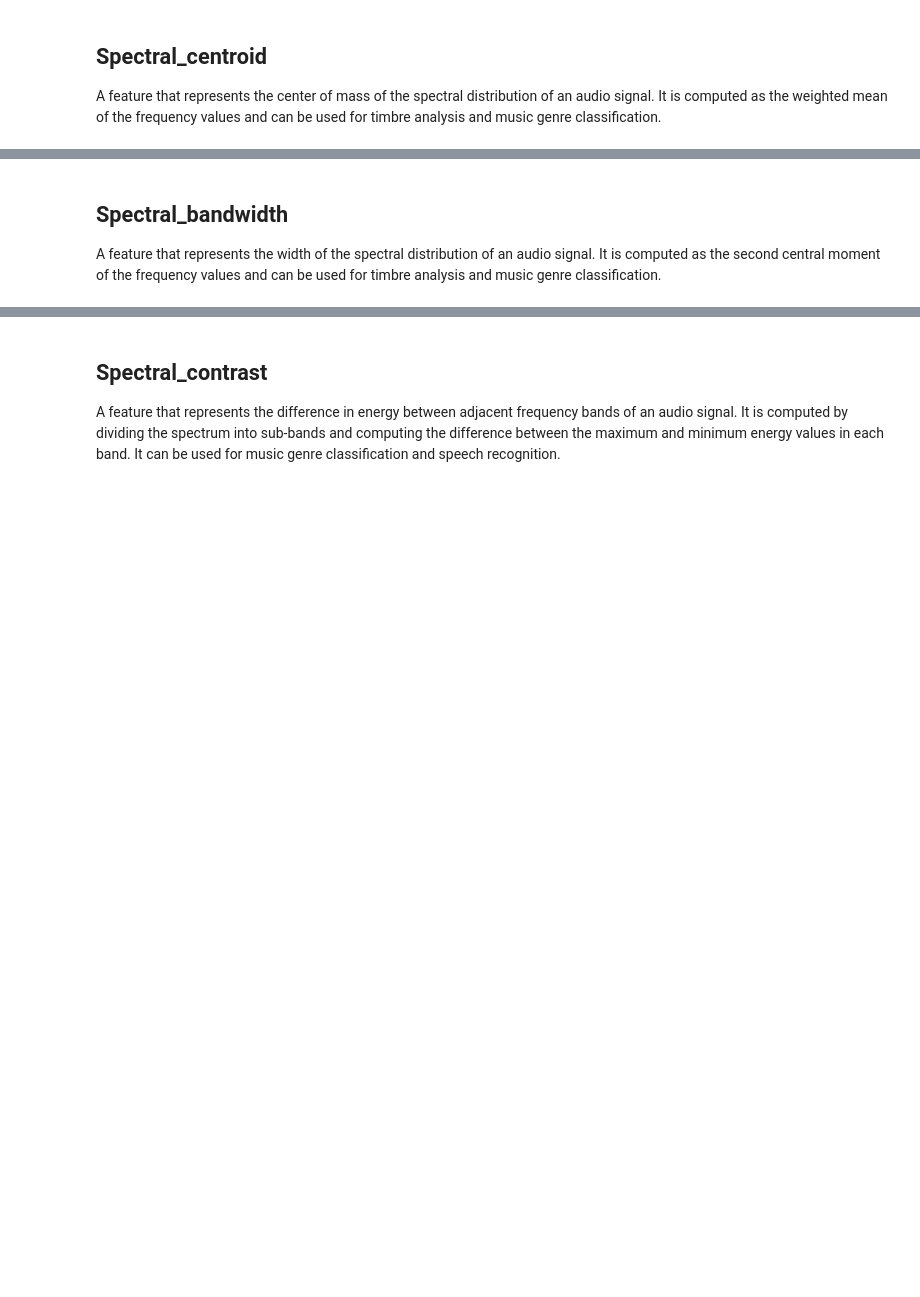
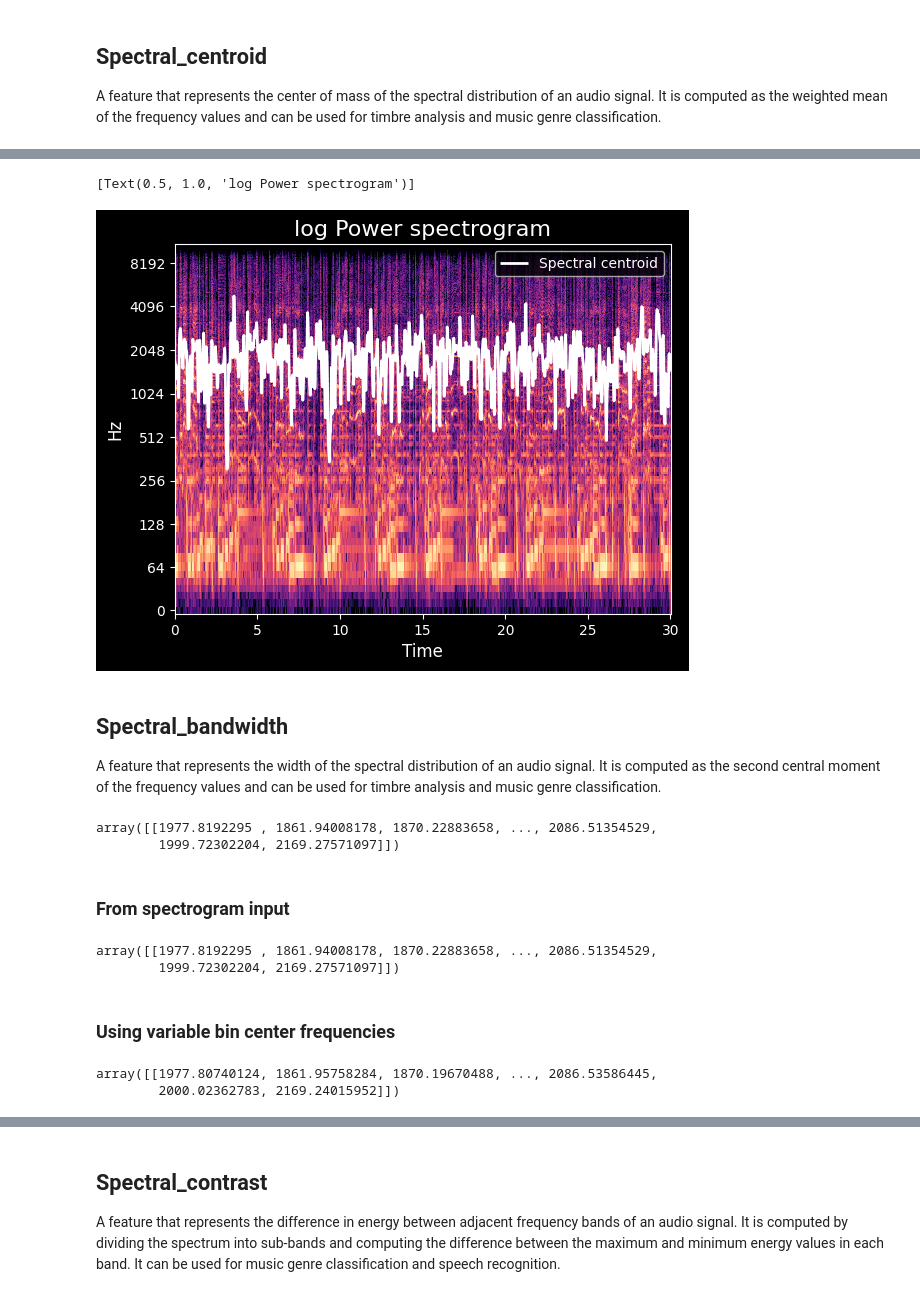
Before and after one commit to OrderAndCh4oS/analyse-audio-python, a Jupyter notebook: analyse_audio_features.ipynb, the cells around one changed output, grey strips where cells are left out. Saved outputs shown, nothing was run; the diff lists cells and outputs as text; code cells hidden in the pictures; blank space fills up the shorter version.

Commit message:
Made a start adding spectral features

```diff
--- a/analyse_audio_features.ipynb
+++ b/analyse_audio_features.ipynb
@@ -447,3 +569,6 @@ ax[1].set(title='log Power spectrogram')
 ## Spectral_centroid
 
 A feature that represents the center of mass of the spectral distribution of an audio signal. It is computed as the weighted mean of the frequency values and can be used for timbre analysis and music genre classification.
+# %%
+spectral_centroid = librosa.feature.spectral_centroid(y=y, sr=sr)
+spectral_centroid
@@ -449,0 +580,3 @@ A feature that represents the center of mass of the spectral distribution of an
+# %%
+S, phase = librosa.magphase(librosa.stft(y=y))
+librosa.feature.spectral_centroid(S=S)
@@ -450,4 +604,36 @@ A feature that represents the center of mass of the spectral distribution of an
+# %%
+times = librosa.times_like(spectral_centroid)
+fig, ax = plt.subplots()
+librosa.display.specshow(librosa.amplitude_to_db(S, ref=np.max), y_axis='log', x_axis='time', ax=ax)
+ax.plot(times, spectral_centroid.T, label='Spectral centroid', color='w')
+ax.legend(loc='upper right')
+ax.set(title='log Power spectrogram')
+# %% [output]
+[Text(0.5, 1.0, 'log Power spectrogram')]
+[figure, added]
 # %% [markdown]
 ## Spectral_bandwidth
 
 A feature that represents the width of the spectral distribution of an audio signal. It is computed as the second central moment of the frequency values and can be used for timbre analysis and music genre classification.
+# %%
+spec_bw = librosa.feature.spectral_bandwidth(y=y, sr=sr)
+spec_bw
+# %% [output]
+array([[1977.8192295 , 1861.94008178, 1870.22883658, ..., 2086.51354529,
+        1999.72302204, 2169.27571097]])
+# %% [markdown]
+### From spectrogram input
+# %%
+S, phase = librosa.magphase(librosa.stft(y=y))
+librosa.feature.spectral_bandwidth(S=S)
+# %% [output]
+array([[1977.8192295 , 1861.94008178, 1870.22883658, ..., 2086.51354529,
+        1999.72302204, 2169.27571097]])
+# %% [markdown]
+### Using variable bin center frequencies
+# %%
+freqs, times, D = librosa.reassigned_spectrogram(y, fill_nan=True)
+librosa.feature.spectral_bandwidth(S=np.abs(D), freq=freqs)
+# %% [output]
+array([[1977.80740124, 1861.95758284, 1870.19670488, ..., 2086.53586445,
+        2000.02362783, 2169.24015952]])
```
Also changed, not shown: parts of 25 cells of this notebook.
